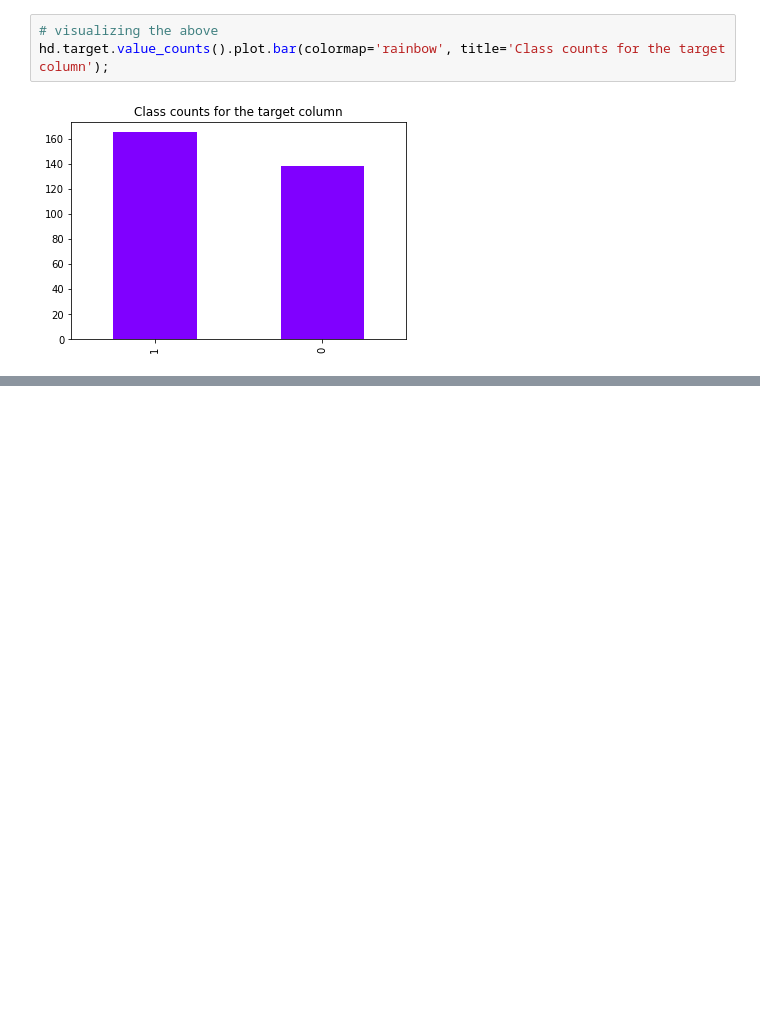
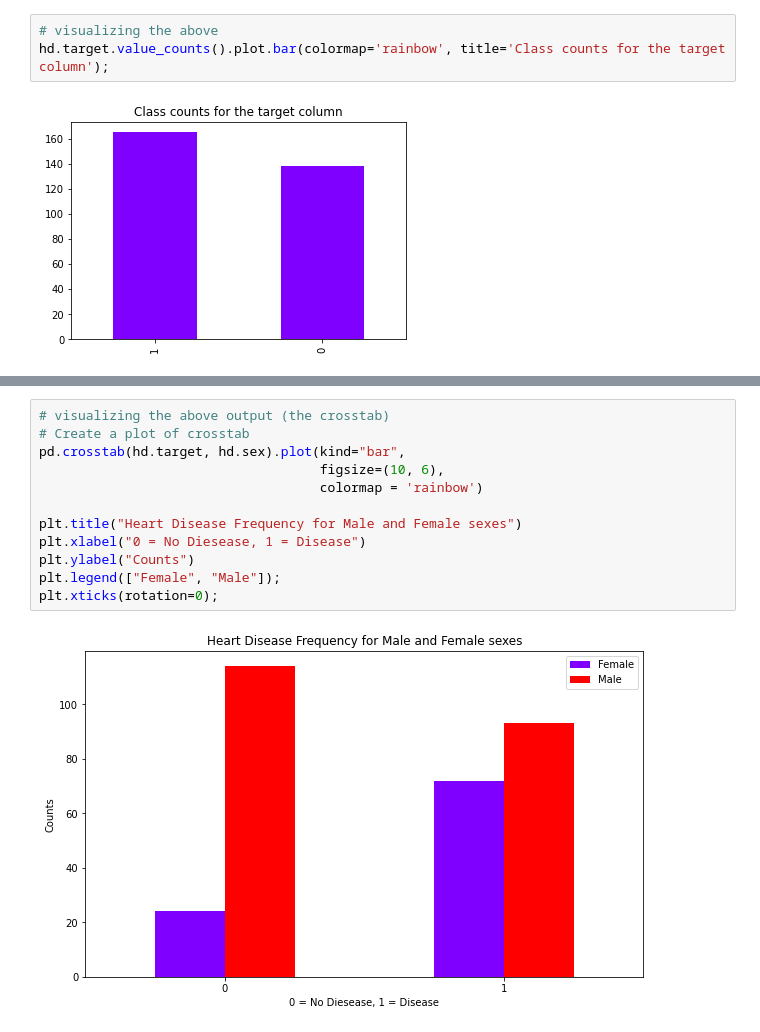
Before and after one commit to ineelhere/Machine-Learning-and-Data-Science, a Jupyter notebook: Milestone Project 1/heart-disease-classification-project.ipynb, the cells around one changed output, grey strips where cells are left out. Drawn from its saved outputs; the diff is of its cells as text; blank space fills up the shorter version.

```diff
--- a/Milestone Project 1/heart-disease-classification-project.ipynb
+++ b/Milestone Project 1/heart-disease-classification-project.ipynb
@@ -95,0 +159,14 @@ hd.target.value_counts().plot.bar(colormap='rainbow', title='Class counts for th
+# %%
+# visualizing the above output (the crosstab)
+# Create a plot of crosstab
+pd.crosstab(hd.target, hd.sex).plot(kind="bar",
+                                    figsize=(10, 6),
+                                    colormap = 'rainbow')
+
+plt.title("Heart Disease Frequency for Male and Female sexes")
+plt.xlabel("0 = No Diesease, 1 = Disease")
+plt.ylabel("Counts")
+plt.legend(["Female", "Male"]);
+plt.xticks(rotation=0);
+# %% [output]
+[figure, added]
```
Also changed, not shown: parts of 4 cells of this notebook.
